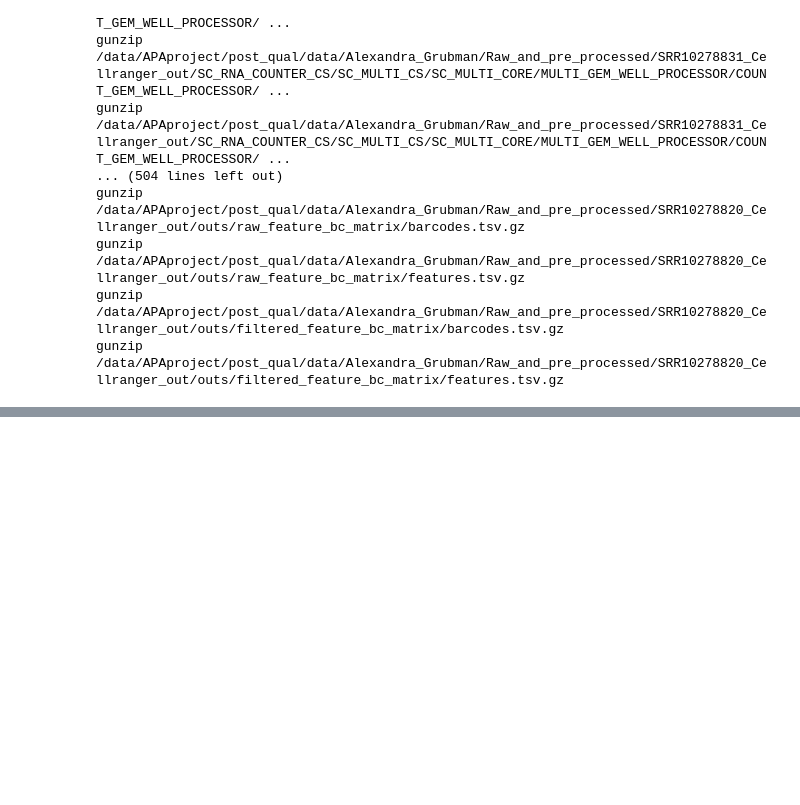
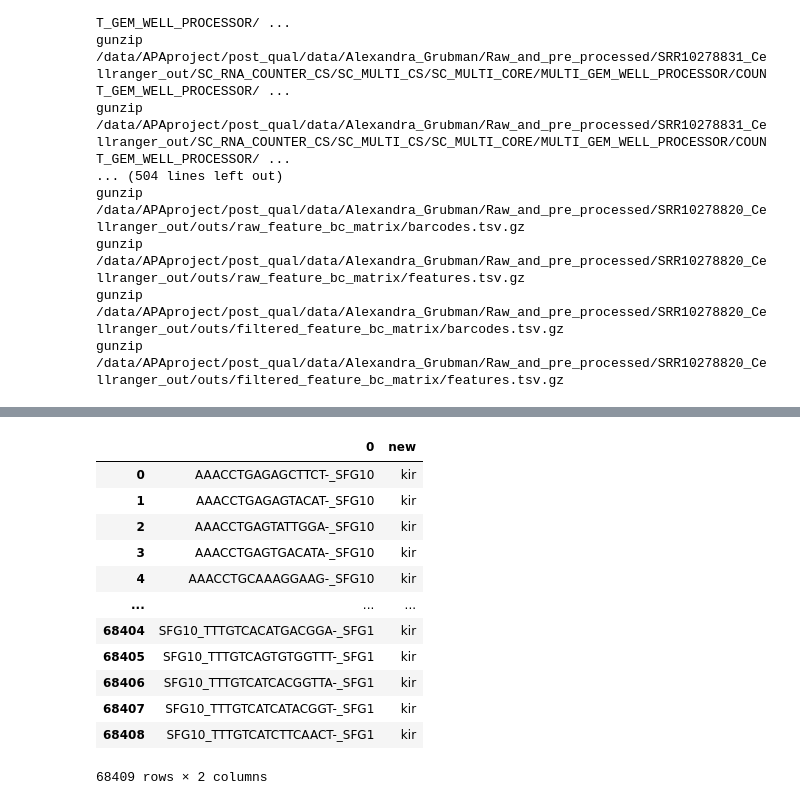
Before and after one commit to AidenSb/APA, a Jupyter notebook: generalbs.ipynb, the cells around one changed output, grey strips where cells are left out. Cells and saved outputs as stored; diff of their text form; code cells hidden in the pictures; blank space fills up the shorter version.

```diff
--- a/generalbs.ipynb
+++ b/generalbs.ipynb
@@ -251,0 +417,3 @@ gunzip /data/APAproject/post_qual/data/Alexandra_Grubman/Raw_and_pre_processed/S
+# %%
+barcodes = pd.read_csv('/data/APAproject/post_qual/data/Kapmann/raw_files/SFG_samples/Sierra_out_1/Kapmann_Sierra_aggregate/barcodes.tsv', header=None)
+barcodes
@@ -251,0 +434,3 @@ gunzip /data/APAproject/post_qual/data/Alexandra_Grubman/Raw_and_pre_processed/S
+# %%
+barcodes = barcodes[~barcodes[0].astype(str).str.startswith('SFG10')]
+barcodes
@@ -251,0 +451,17 @@ gunzip /data/APAproject/post_qual/data/Alexandra_Grubman/Raw_and_pre_processed/S
+# %%
+barcodes['new'] = 'kir'
+barcodes
+# %% [output]
+|  | 0 | new |
+| 0 | AAACCTGAGAGCTTCT-_SFG10 | kir |
+| 1 | AAACCTGAGAGTACAT-_SFG10 | kir |
+| 2 | AAACCTGAGTATTGGA-_SFG10 | kir |
+| 3 | AAACCTGAGTGACATA-_SFG10 | kir |
+| 4 | AAACCTGCAAAGGAAG-_SFG10 | kir |
+| ... | ... | ... |
+| 68404 | SFG10_TTTGTCACATGACGGA-_SFG1 | kir |
+| 68405 | SFG10_TTTGTCAGTGTGGTTT-_SFG1 | kir |
+| 68406 | SFG10_TTTGTCATCACGGTTA-_SFG1 | kir |
+| 68407 | SFG10_TTTGTCATCATACGGT-_SFG1 | kir |
+| 68408 | SFG10_TTTGTCATCTTCAACT-_SFG1 | kir |
+68409 rows × 2 columns
```
Also changed, not shown: parts of 16 cells of this notebook, 15 other files.
